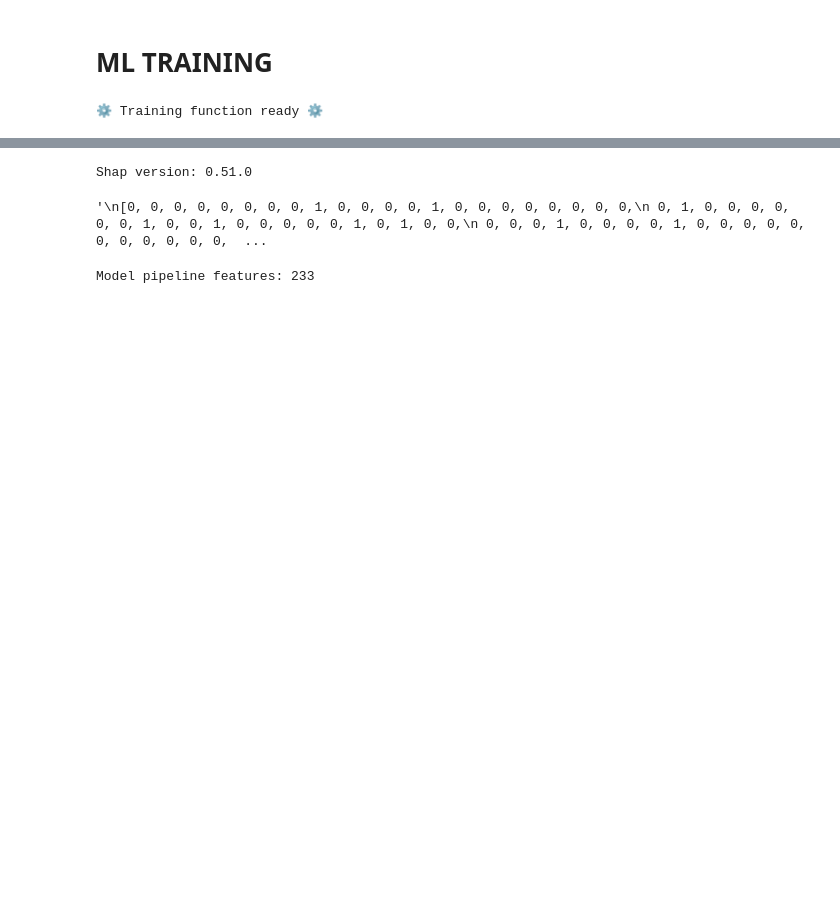
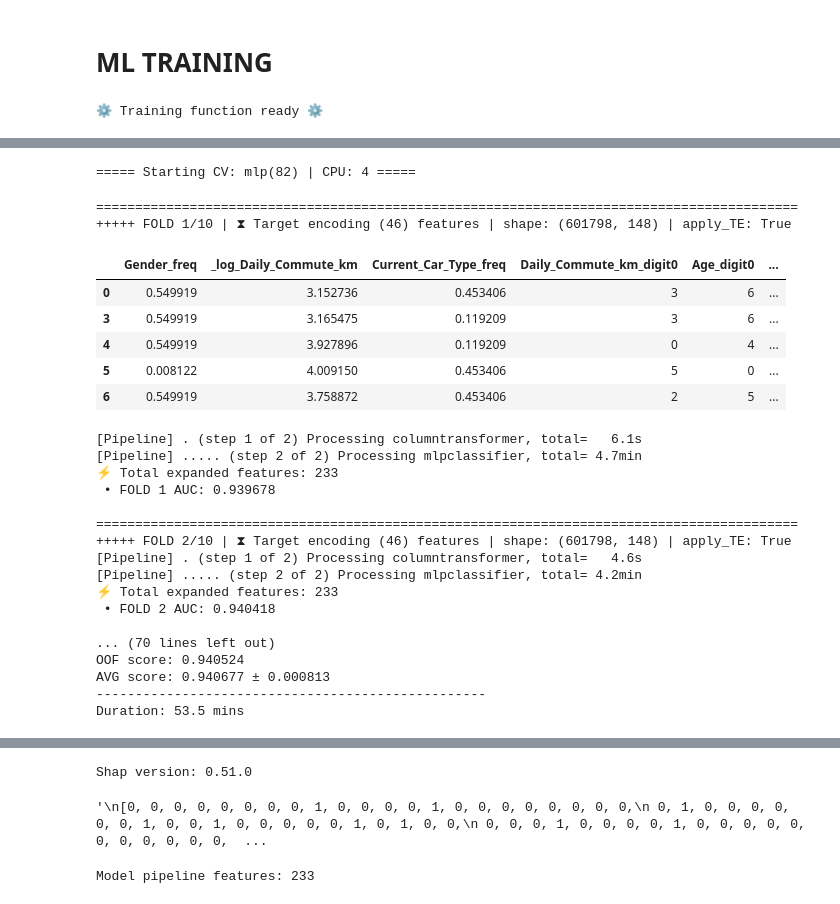
Before and after one commit to coded-sly/PS6E9-EV-Purchase, a Jupyter notebook: ps6e9-log-mlp-knn-ev.ipynb, the cells around one changed output, grey strips where cells are left out. Drawn from its saved outputs; the diff is of its cells as text; code cells hidden in the pictures; blank space fills up the shorter version.

```diff
--- a/ps6e9-log-mlp-knn-ev.ipynb
+++ b/ps6e9-log-mlp-knn-ev.ipynb
@@ -1467,31 +1440,58 @@ Duration: 15.53 mins
 # --------------------------------------------------
 # Duration: 7.44 mins
 # %%
-# ## ========== MLP
-# mlp_params = {
-#     "max_iter": 100,
-#     # "hidden_layer_sizes": (len(FEATURES),),
-#     "random_state": 101,
-# }
+## ========== MLP
+mlp_params = {
+    # "max_iter": 100,
+    # "hidden_layer_sizes": (len(FEATURES),),
+    "random_state": 101,
+}
 
-# n = f"mlp{len(FEATURES)}"
+n = f"mlp{len(FEATURES)}"
 
-# for ALPHA in [0.0001]: # 0.01, 0.001,
-#     mlp_params["alpha"] = ALPHA
-#     n = f"mlp({len(FEATURES)})_" + str(ALPHA)
-#     all_predictions[n] = Trainer_CV(
-#         model_name=n,
-#         params=mlp_params,
-#         train_df=train_X,
-#         test_df=test,
-#         features=FEATURES,
-#         target=TARGET,
-#         kfold=skf,
-#         one_hot_cats=ONE_HOT_COLS,
-#         use_te=True,
-#         use_orig=True,
-#         # with_mean=False, # def=True
-#     )
+for ALPHA in [0.0001]: # 0.01, 0.001,
+    mlp_params["alpha"] = ALPHA
+    n = f"mlp({len(FEATURES)})" #+ str(ALPHA)
+    all_predictions[n] = Trainer_CV(
+        model_name=n,
+        params=mlp_params,
+        train_df=train_X,
+        test_df=test,
+        features=FEATURES,
+        target=TARGET,
+        kfold=skf,
+        one_hot_cats=ONE_HOT_COLS,
+        use_te=True,
+        use_orig=True,
+        # with_mean=False, # def=True
+    )
+# %% [output]
+===== Starting CV: mlp(82) | CPU: 4 =====
+==========================================================================================
++++++ FOLD 1/10 | ⧗ Target encoding (46) features | shape: (601798, 148) | apply_TE: True
+|  | Gender_freq | _log_Daily_Commute_km | Current_Car_Type_freq | Daily_Commute_km_digit0 | Age_digit0 | ... |
+| 0 | 0.549919 | 3.152736 | 0.453406 | 3 | 6 | ... |
+| 3 | 0.549919 | 3.165475 | 0.119209 | 3 | 6 | ... |
+| 4 | 0.549919 | 3.927896 | 0.119209 | 0 | 4 | ... |
+| 5 | 0.008122 | 4.009150 | 0.453406 | 5 | 0 | ... |
+| 6 | 0.549919 | 3.758872 | 0.453406 | 2 | 5 | ... |
+[Pipeline] . (step 1 of 2) Processing columntransformer, total=   6.1s
+[Pipeline] ..... (step 2 of 2) Processing mlpclassifier, total= 4.7min
+⚡️ Total expanded features: 233
+ • FOLD 1 AUC: 0.939678
+
+==========================================================================================
++++++ FOLD 2/10 | ⧗ Target encoding (46) features | shape: (601798, 148) | apply_TE: True
+[Pipeline] . (step 1 of 2) Processing columntransformer, total=   4.6s
+[Pipeline] ..... (step 2 of 2) Processing mlpclassifier, total= 4.2min
+⚡️ Total expanded features: 233
+ • FOLD 2 AUC: 0.940418
+
+... (70 lines left out)
+OOF score: 0.940524
+AVG score: 0.940677 ± 0.000813
+--------------------------------------------------
+Duration: 53.5 mins
 # %%
 # ==================================================
 # 5-FOLD CV: mlp(169)_0.0001 | shape:(534932, 169)
```
Also changed, not shown: parts of 9 cells of this notebook.
